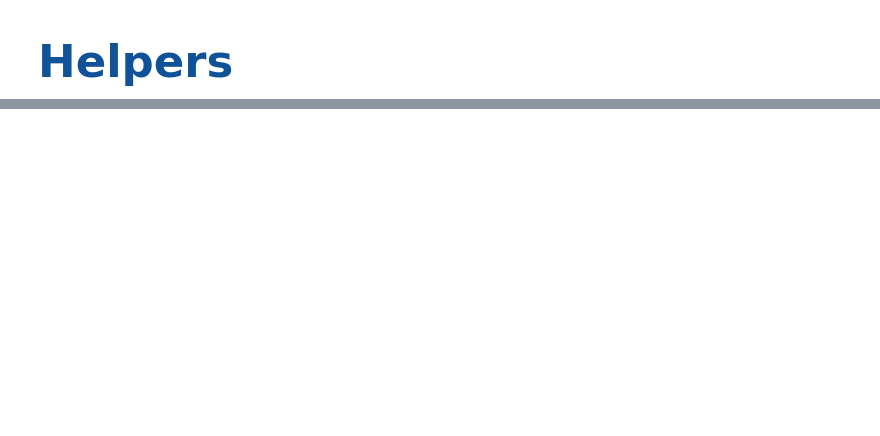
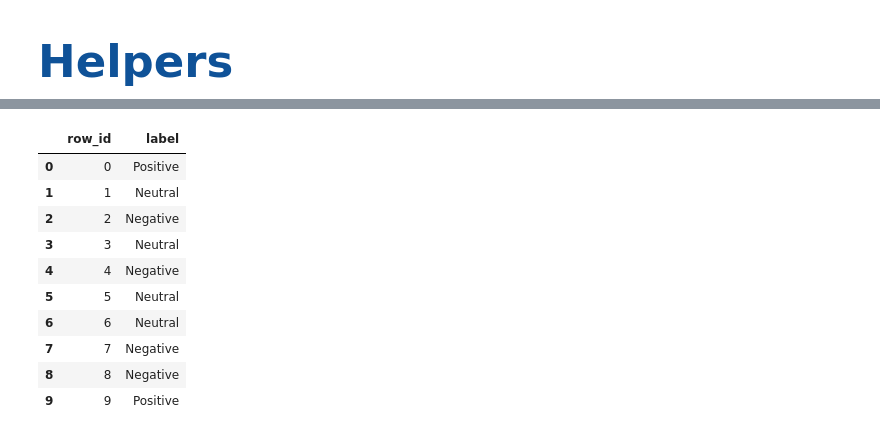
Before and after one commit to TomHexPlus/Sentiment-Analysis-Transformer, a Jupyter notebook: ML Project.ipynb, the cells around one changed output, grey strips where cells are left out. Drawn from its saved outputs; the diff is of its cells as text; code cells hidden in the pictures; blank space fills up the shorter version.

```diff
--- a/ML Project.ipynb
+++ b/ML Project.ipynb
@@ -863,0 +1298,86 @@ def _is_improved(metric_name, current_loss, current_f1, best_loss, best_f1, min_
+# %%
+# --- Export CSV of Result (input: row_id,sentence | output: row_id,predict) ---
+input_csv_path = "sentences.csv"   # must contain: row_id, sentence
+output_csv_path = "output.csv"
+
+if not os.path.exists(input_csv_path):
+    raise FileNotFoundError(f"Input CSV not found: {input_csv_path}")
+
+input_df = pd.read_csv(input_csv_path)
+required_cols = {"row_id", "sentence"}
+missing = required_cols - set(input_df.columns)
+if missing:
+    raise ValueError(f"Missing required columns in input CSV: {sorted(missing)}")
+
+input_df = input_df.dropna(subset=["row_id", "sentence"]).copy()
+input_df["sentence"] = input_df["sentence"].astype(str).str.strip()
+input_df = input_df[input_df["sentence"] != ""].reset_index(drop=True)
+
+if len(input_df) == 0:
+    raise ValueError("No valid rows found after cleaning input CSV.")
+
+if "device" not in globals():
+    device = torch.device("cuda" if torch.cuda.is_available() else "cpu")
+
+if "tokenizer" not in globals() or tokenizer is None:
+    tokenizer = BertTokenizer.from_pretrained("bert-base-uncased")
+
+if "model" not in globals() or model is None:
+    if not os.path.exists("best-model.pt"):
+        raise RuntimeError("No active model found and best-model.pt is missing.")
+    if "build_model_from_config" not in globals():
+        raise RuntimeError("build_model_from_config is not defined. Run model-definition cells first.")
+
+    checkpoint = torch.load("best-model.pt", map_location=device, weights_only=False)
+    ckpt_config = checkpoint["config"]
+    pretrained_for_infer = pretrained_embeddings if "pretrained_embeddings" in globals() else None
+
+    model = build_model_from_config(
+        config=ckpt_config,
+        pretrained_embeddings=pretrained_for_infer,
+        device=device,
+    )
+    model.load_state_dict(checkpoint["model_state_dict"])
+
+model = model.to(device)
+model.eval()
+
+max_len_infer = MAX_LEN if "MAX_LEN" in globals() else getattr(model.position_embedding, "num_embeddings", 64)
+batch_size_infer = BATCH_SIZE if "BATCH_SIZE" in globals() else 32
+
+texts = input_df["sentence"].tolist()
+pred_ids = []
+
+with torch.no_grad():
+    for i in range(0, len(texts), batch_size_infer):
+        batch_texts = texts[i:i + batch_size_infer]
+        enc = tokenizer(
+            batch_texts,
+            add_special_tokens=True,
+            max_length=max_len_infer,
+            padding="max_length",
+            truncation=True,
+            return_attention_mask=True,
+            return_tensors="pt",
+        )
+
+        input_ids = enc["input_ids"].to(device)
+        attention_mask = enc["attention_mask"].to(device)
+        logits = model(input_ids=input_ids, attention_mask=attention_mask)
+        preds = torch.argmax(logits, dim=1)
+        pred_ids.extend(preds.detach().cpu().numpy().tolist())
+
+id2label = {0: "Negative", 1: "Neutral", 2: "Positive"}
+if "label_names" in globals() and isinstance(label_names, dict):
+    id2label = {int(k): str(v) for k, v in label_names.items()}
+
+predicted_labels = [id2label.get(i, "Unknown") for i in pred_ids]
+
+out_df = pd.DataFrame({
+    "row_id": input_df["row_id"].values,
+    "label": predicted_labels,
+})
+out_df.to_csv(output_csv_path, index=False)
+print(f"Saved {len(out_df)} rows to: {output_csv_path}")
+display(out_df.head(10))
+# %% [output]
@@ -863,0 +1385,11 @@ def _is_improved(metric_name, current_loss, current_f1, best_loss, best_f1, min_
+|  | row_id | label |
+| 0 | 0 | Positive |
+| 1 | 1 | Neutral |
+| 2 | 2 | Negative |
+| 3 | 3 | Neutral |
+| 4 | 4 | Negative |
+| 5 | 5 | Neutral |
+| 6 | 6 | Neutral |
+| 7 | 7 | Negative |
+| 8 | 8 | Negative |
+| 9 | 9 | Positive |
```
Also changed, not shown: parts of 19 cells of this notebook.
